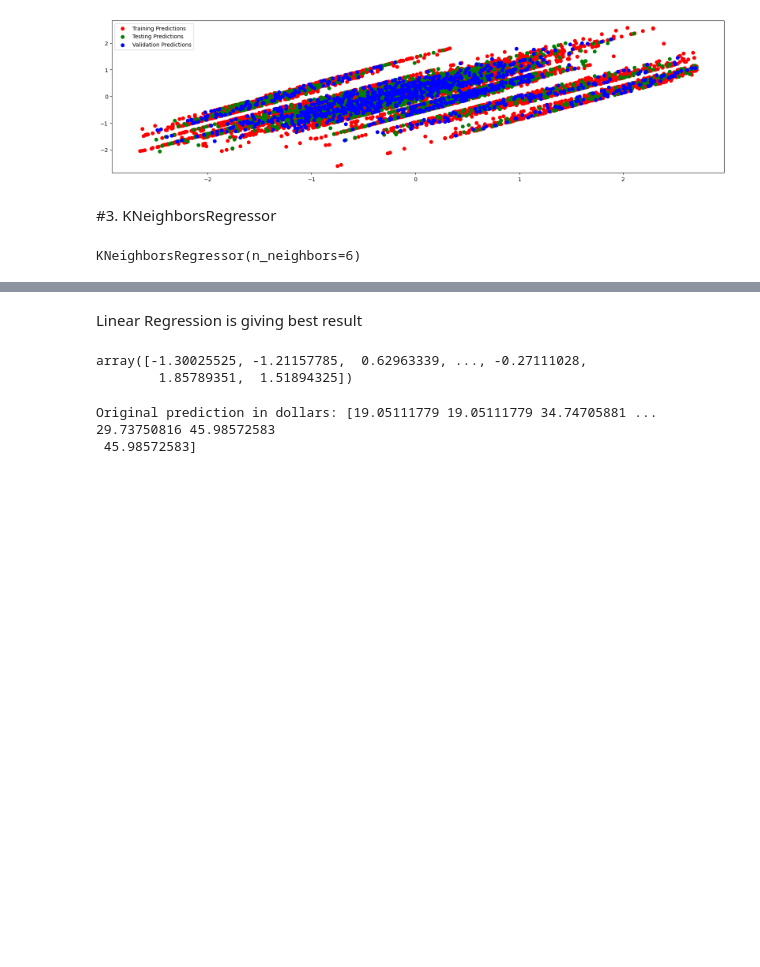
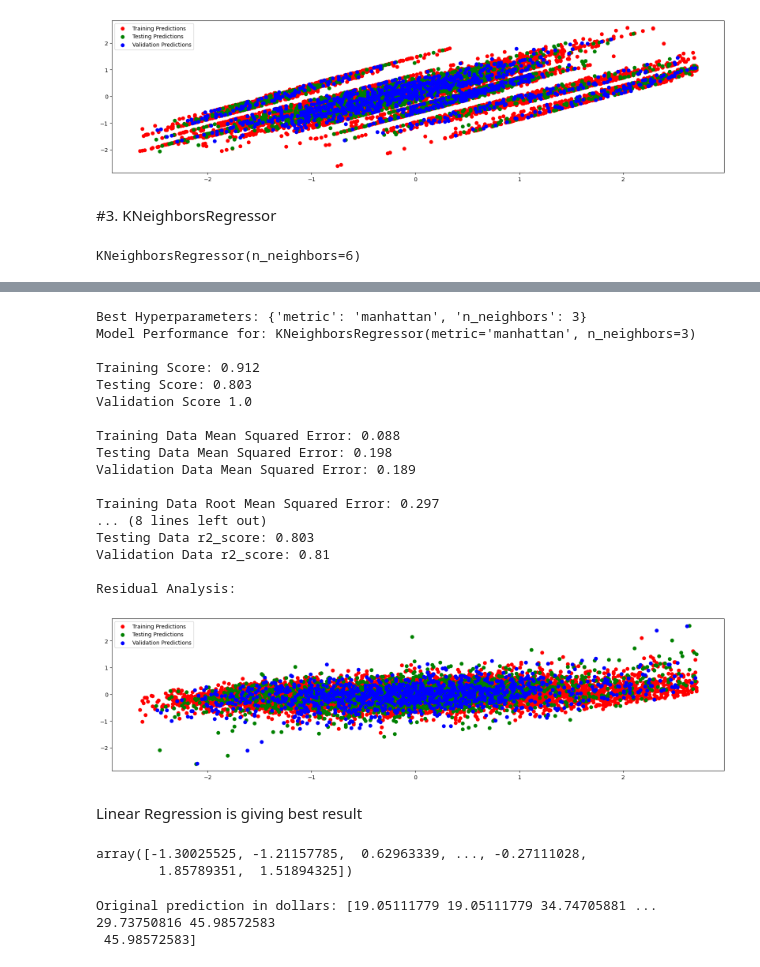
Before and after one commit to Jatansahu/GOLDDIGGER_GROUP12_PROJECT_01, a Jupyter notebook: Income_modeling_dm.ipynb, the cells around one changed output, grey strips where cells are left out. Saved outputs shown, nothing was run; the diff lists cells and outputs as text; code cells hidden in the pictures; blank space fills up the shorter version.

```diff
--- a/Income_modeling_dm.ipynb
+++ b/Income_modeling_dm.ipynb
@@ -300,6 +300,11 @@ def model_performance(model,model_name,x_train = x_train,y_train = y_train,x_tes
     mse_training = np.round(mean_squared_error(y_train,y_train_pred),3)
     mse_testing = np.round(mean_squared_error(y_test,y_test_pred),3)
     mse_validation = np.round(mean_squared_error(y_valid,y_val_pred),3)
+
+    rmse_training = np.round(np.sqrt(mse_training),3)
+    rmse_testing = np.round(np.sqrt(mse_testing),3)
+    rmse_validation = np.round(np.sqrt(mse_validation),3)
+
 
     mae_training = np.round(mean_absolute_error(y_train,y_train_pred),3)
     mae_testing = np.round(mean_absolute_error(y_test,y_test_pred),3)
@@ -325,6 +330,14 @@ def model_performance(model,model_name,x_train = x_train,y_train = y_train,x_tes
 
     print("")
 
+    print("Training Data Root Mean Squared Error:",rmse_training)
+    print("Testing Data Root Mean Squared Error:",rmse_testing)
+    print("Validation Data Root Mean Squared Error:",rmse_validation)
+
+    print("")
+
+
+
     print("Training Data Mean Absolute Error:",mae_training)
     print("Testing Data Mean Absolute Error:",mae_testing)
     print("Validation Data Mean Absolute Error:",mae_valid)
@@ -343,7 +356,7 @@ def model_performance(model,model_name,x_train = x_train,y_train = y_train,x_tes
     plt.legend()
     plt.show()
 
-    return Training_Score,Testing_Score,Validation_score,mse_training,mse_testing,mse_validation,mae_training,mae_testing,mae_valid,r2_training,r2_testing,r2_valid
+    return Training_Score,Testing_Score,Validation_score,mse_training,mse_testing,mse_validation,rmse_training,rmse_testing,rmse_validation,mae_training,mae_testing,mae_valid,r2_training,r2_testing,r2_valid
 # %% [markdown]
 #1. Linear Regression
 # %%
@@ -437,3 +450,47 @@ Residual Analysis:
+# %%
+
+knn = KNeighborsRegressor()
+
+# Define a grid of hyperparameters to search
+param_grid = {
+    'n_neighbors': [3, 5, 7, 9],  # range of different Neighbors
+    'metric': ['euclidean', 'manhattan', 'chebyshev']  # Chooseing distance metrics
+}
+
+# Grid Search with cross-validation
+grid_search = GridSearchCV(estimator=knn, param_grid=param_grid, cv=5, scoring='neg_mean_squared_error')
+
+#doing grid search
+grid_search.fit(x_train,y_train)
+
+# Get the best hyperparameters
+best_params = grid_search.best_params_
+print("Best Hyperparameters:", best_params)
+
+# KNN the best hyperparameters
+best_knn = KNeighborsRegressor(n_neighbors=best_params['n_neighbors'], metric=best_params['metric'])
+
+model1 = best_knn.fit(x_train, y_train)
+knn_tuning_perf = model_performance(model1,model_name = model1)
+# %% [output]
+Best Hyperparameters: {'metric': 'manhattan', 'n_neighbors': 3}
+Model Performance for: KNeighborsRegressor(metric='manhattan', n_neighbors=3)
+
+Training Score: 0.912
+Testing Score: 0.803
+Validation Score 1.0
+
+Training Data Mean Squared Error: 0.088
+Testing Data Mean Squared Error: 0.198
+Validation Data Mean Squared Error: 0.189
+
+Training Data Root Mean Squared Error: 0.297
+... (8 lines left out)
+Testing Data r2_score: 0.803
+Validation Data r2_score: 0.81
+
+Residual Analysis:
+[figure, added]
 # %% [markdown]
 Linear Regression is giving best result
 # %%
```
Also changed, not shown: parts of 6 cells of this notebook.
